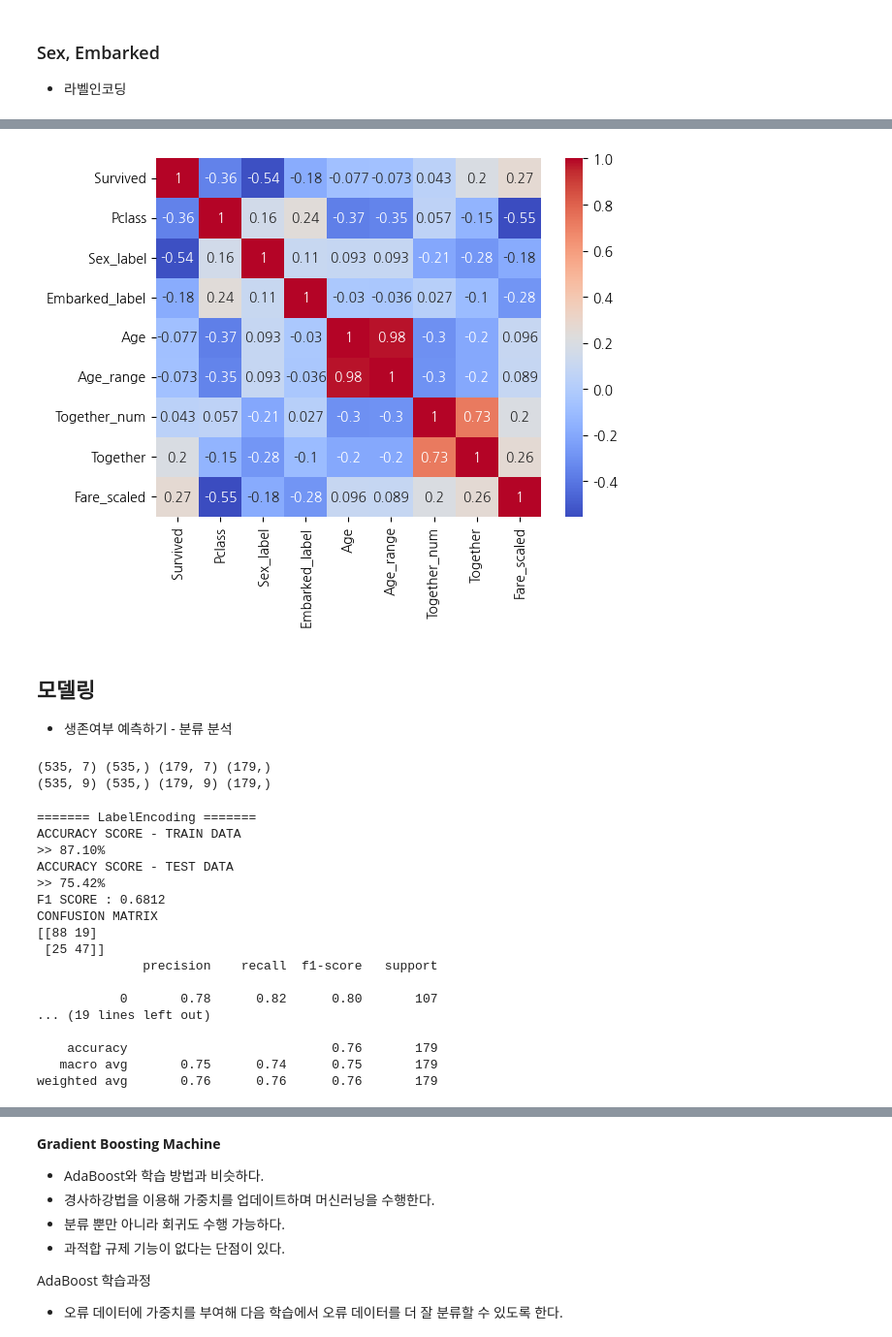
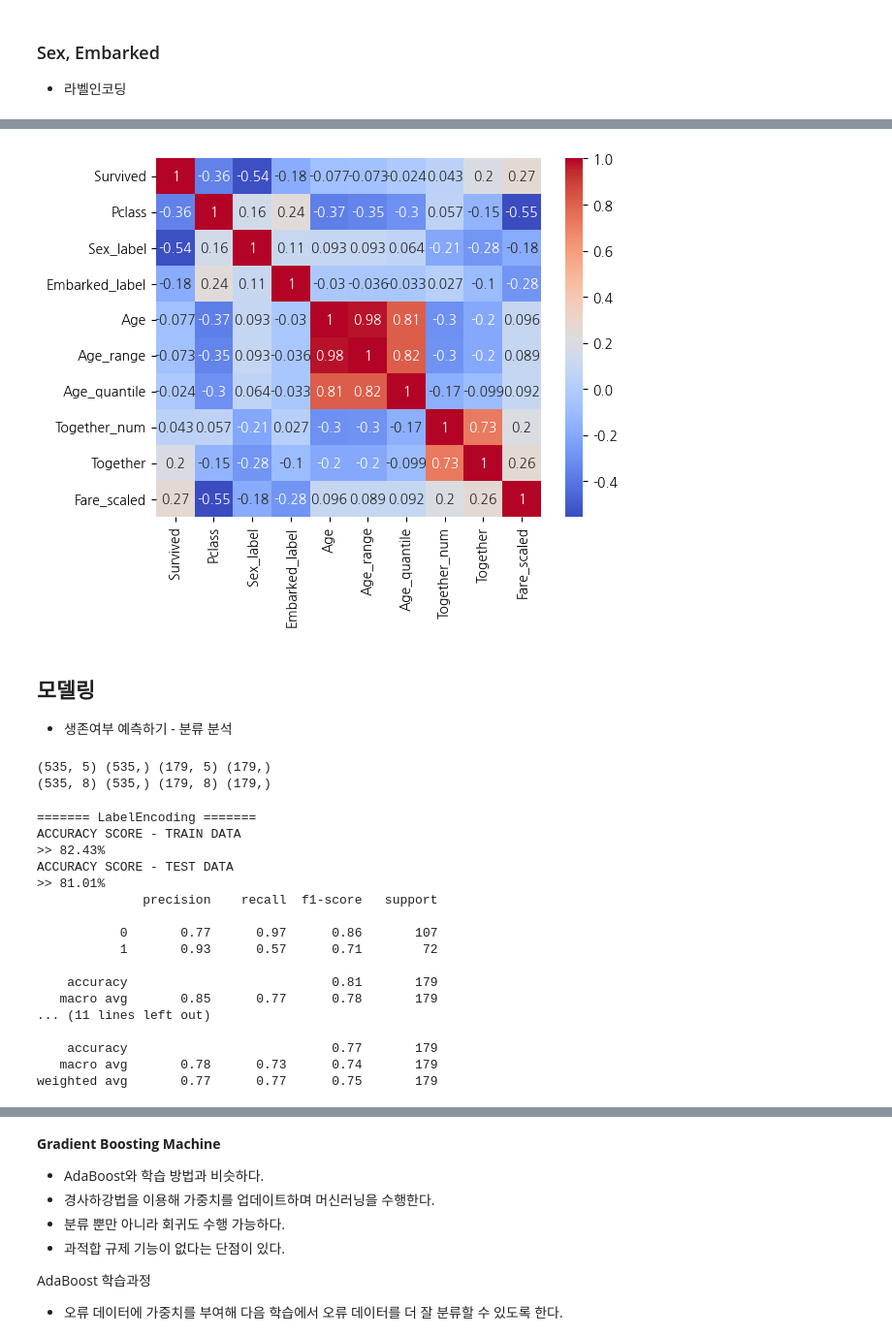
Before and after one commit to SurinSeong/machine_learning, a Jupyter notebook: ML_Final_Review_01.ipynb, the cells around one changed output, grey strips where cells are left out. Shown: that part at 97% size. Cells and saved outputs as stored; diff of their text form; code cells hidden in the pictures.

```diff
--- a/ML_Final_Review_01.ipynb
+++ b/ML_Final_Review_01.ipynb
@@ -265,0 +280,6 @@ dtype: int64
+# %%
+# 새로운 컬럼 만들기
+titanic_eda_notnull['Age_range'] = titanic_eda_notnull.Age.apply(age_range)
+titanic_eda_notnull['Age_quantile'] = titanic_eda_notnull.Age.apply(age_quantile)
+
+titanic_eda_notnull.columns
@@ -286,3 +339,5 @@ PassengerId
 890              111369
 891              370376
 Name: Ticket, Length: 714, dtype: object
+# %%
+titanic_eda_notnull.drop(columns='Ticket', inplace=True)
@@ -308,3 +368,6 @@ Name: Name, Length: 714, dtype: object
 # %%
 # 이름의 중간 단어가 성별을 나타내는 것이다. >> 'Sex'와 비교해보아도 좋을 듯함.
 # titanic_eda_notnull['Name_sex'] = titanic_eda_notnull.Name.apply(lambda x : x.split(' ')[1].strip('.'))
+# %%
+titanic_eda_notnull.drop(columns='Name', inplace=True)
+titanic_eda_notnull.columns
@@ -377,4 +443,0 @@ memory usage: 83.1+ KB
-# %%
-# 삭제할 컬럼 삭제하기
-titanic_eda_notnull = titanic_eda_notnull.drop(columns=['Name', 'Ticket'])
-titanic_eda_notnull.info()
@@ -448,29 +510,31 @@ Index(['Survived', 'Pclass', 'Sex', 'Age', 'SibSp', 'Parch', 'Fare',
       dtype='object')
 # %%
 # 변수들간의 상관관계 분석
-features = ['Survived', 'Pclass', 'Sex_label', 'Embarked_label', 'Age', 'Age_range', 'Together_num', 'Together', 'Fare_scaled']
+features = ['Survived', 'Pclass', 'Sex_label', 'Embarked_label', 'Age', 'Age_range', 'Age_quantile', 'Together_num', 'Together', 'Fare_scaled']
 
 sns.heatmap(data=titanic_eda_notnull_final[features].corr(), annot=True, cmap='coolwarm')
 plt.show()
 # %% [output]
-[figure, old version]
+[figure, new version]
 # %% [markdown]
 ## 모델링
 * 생존여부 예측하기 - 분류 분석
 # %%
 ## 분석 데이터 준비
 # 독립변수 - 라벨인코딩
-X_label = titanic_eda_notnull_final[['Pclass', 'Sex_label', 'Embarked_label', 'Age_range', 'Together_num', 'Together', 'Fare_scaled']]
+X_label = titanic_eda_notnull_final[['Pclass', 'Sex_label', 'Embarked_label', 'Together', 'Fare_scaled']]
 # 독립변수 - 원핫인코딩
-X_onehot = titanic_eda_notnull_final[['Pclass', 'Sex_female', 'Sex_male', 'Embarked_C', 'Embarked_Q', 'Embarked_S', 'Fare_scaled', 'Together', 'Age_range']]
+X_onehot = titanic_eda_notnull_final[['Pclass', 'Sex_female', 'Sex_male', 'Embarked_C', 'Embarked_Q', 'Embarked_S', 'Fare_scaled', 'Together']]
 # 종속변수
-y = titanic_eda_notnull.Survived
+y = titanic_eda_notnull_final.Survived
 
 # training / test data
 from sklearn.model_selection import train_test_split
+
 # 라벨인코딩
 X_label_train, X_label_test, y_train, y_test = \
 train_test_split(X_label, y, test_size=0.25, random_state=42)
+
 # 원핫인코딩
 X_onehot_train, X_onehot_test, y_train, y_test = \
 train_test_split(X_onehot, y, test_size=0.25, random_state=42)
@@ -478,13 +542,14 @@ train_test_split(X_onehot, y, test_size=0.25, random_state=42)
 print(X_label_train.shape, y_train.shape, X_label_test.shape, y_test.shape)
 print(X_onehot_train.shape, y_train.shape, X_onehot_test.shape, y_test.shape)
 # %% [output]
-(535, 7) (535,) (179, 7) (179,)
-(535, 9) (535,) (179, 9) (179,)
+(535, 5) (535,) (179, 5) (179,)
+(535, 8) (535,) (179, 8) (179,)
 # %%
 # 모델 생성 - 의사결정나무
 from sklearn.tree import DecisionTreeClassifier
 
 dt = DecisionTreeClassifier(max_depth=5,
+                            max_features=3,
                             random_state=42)
 # 라벨인코딩
 dt.fit(X_label_train, y_train)
@@ -499,8 +564,8 @@ from sklearn.metrics import accuracy_score, confusion_matrix, f1_score, classifi
 print('='*7, 'LabelEncoding', '='*7)
 print('ACCURACY SCORE - TRAIN DATA\n>> {:.2f}%'.format(accuracy_score(y_train, y_train_pred)*100))
 print('ACCURACY SCORE - TEST DATA\n>> {:.2f}%'.format(accuracy_score(y_test, y_test_pred)*100))
-print('F1 SCORE : {:.4f}'.format(f1_score(y_test, y_test_pred)))
-print(f'CONFUSION MATRIX\n{confusion_matrix(y_test, y_test_pred)}')
+# print('F1 SCORE : {:.4f}'.format(f1_score(y_test, y_test_pred)))
+# print(f'CONFUSION MATRIX\n{confusion_matrix(y_test, y_test_pred)}')
 print(classification_report(y_test, y_test_pred))
 
 # 원핫
@@ -516,27 +581,27 @@ from sklearn.metrics import accuracy_score, confusion_matrix, f1_score, classifi
 print('='*7, 'OneHotEncoding', '='*7)
 print('ACCURACY SCORE - TRAIN DATA\n>> {:.2f}%'.format(accuracy_score(y_train, y_train_pred)*100))
 print('ACCURACY SCORE - TEST DATA\n>> {:.2f}%'.format(accuracy_score(y_test, y_test_pred)*100))
-print('F1 SCORE : {:.4f}'.format(f1_score(y_test, y_test_pred)))
-print(f'CONFUSION MATRIX\n{confusion_matrix(y_test, y_test_pred)}')
+# print('F1 SCORE : {:.4f}'.format(f1_score(y_test, y_test_pred)))
+# print(f'CONFUSION MATRIX\n{confusion_matrix(y_test, y_test_pred)}')
 print(classification_report(y_test, y_test_pred))
 # %% [output]
 ======= LabelEncoding =======
 ACCURACY SCORE - TRAIN DATA
->> 87.10%
+>> 82.43%
 ACCURACY SCORE - TEST DATA
->> 75.42%
-F1 SCORE : 0.6812
-CONFUSION MATRIX
-[[88 19]
- [25 47]]
+>> 81.01%
               precision    recall  f1-score   support
 
-           0       0.78      0.82      0.80       107
-... (19 lines left out)
+           0       0.77      0.97      0.86       107
+           1       0.93      0.57      0.71        72
 
-    accuracy                           0.76       179
-   macro avg       0.75      0.74      0.75       179
-weighted avg       0.76      0.76      0.76       179
+    accuracy                           0.81       179
+   macro avg       0.85      0.77      0.78       179
+... (11 lines left out)
+
+    accuracy                           0.77       179
+   macro avg       0.78      0.73      0.74       179
+weighted avg       0.77      0.77      0.75       179
 # %%
 # 모델 생성 - 랜덤포레스트
 from sklearn.ensemble import RandomForestClassifier
```
Also changed, not shown: parts of 22 cells of this notebook.
